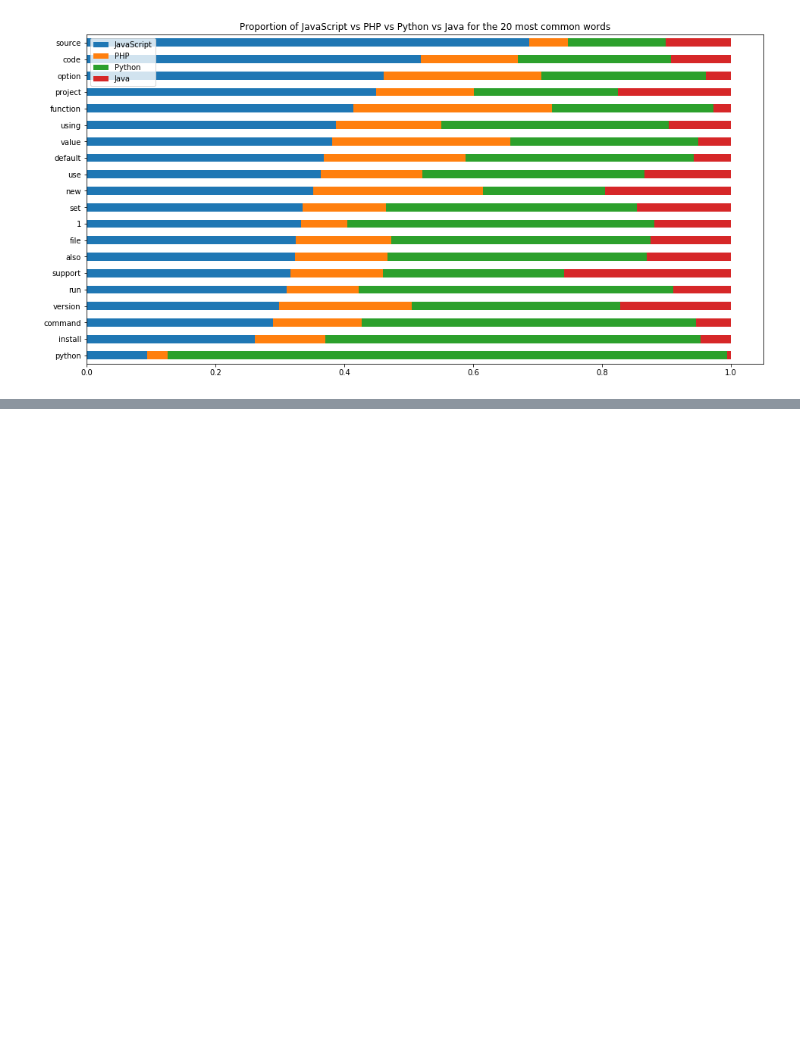
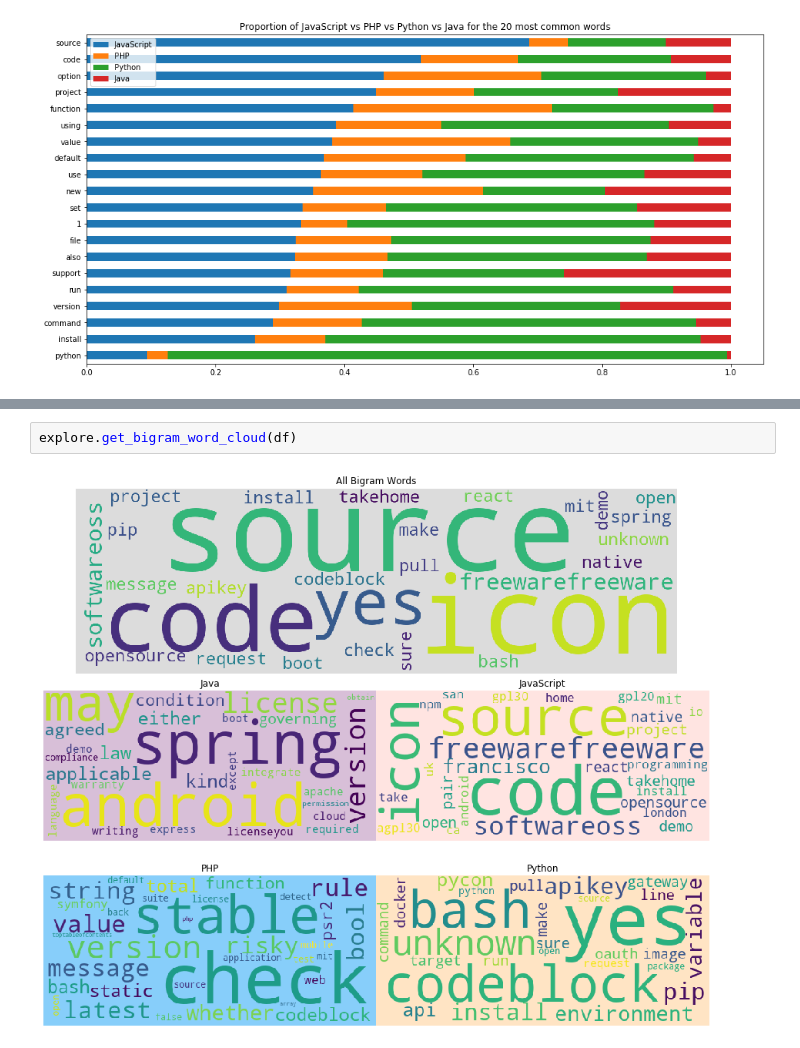
Before and after one commit to Three-Data-Guys/natural-language-processing-github, a Jupyter notebook: explore_elements.ipynb, the cells around one changed output, grey strips where cells are left out. Cells and saved outputs as stored; diff of their text form; blank space fills up the shorter version.

```diff
--- a/explore_elements.ipynb
+++ b/explore_elements.ipynb
@@ -44,0 +46,4 @@ explore.viz_top_bigram(bigram_word_counts)
+# %%
+explore.get_bigram_word_cloud(df)
+# %% [output]
+[figure, added]
```
Also changed, not shown: parts of 3 cells of this notebook.
